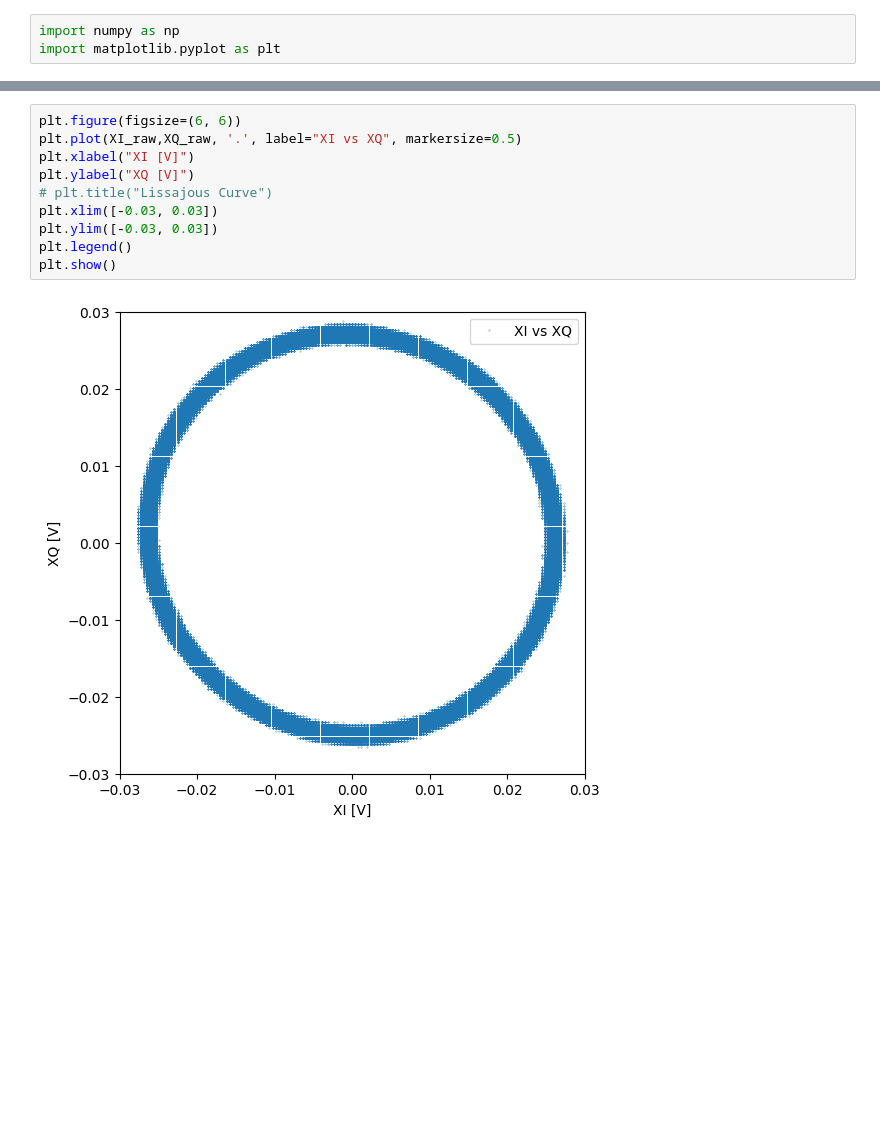
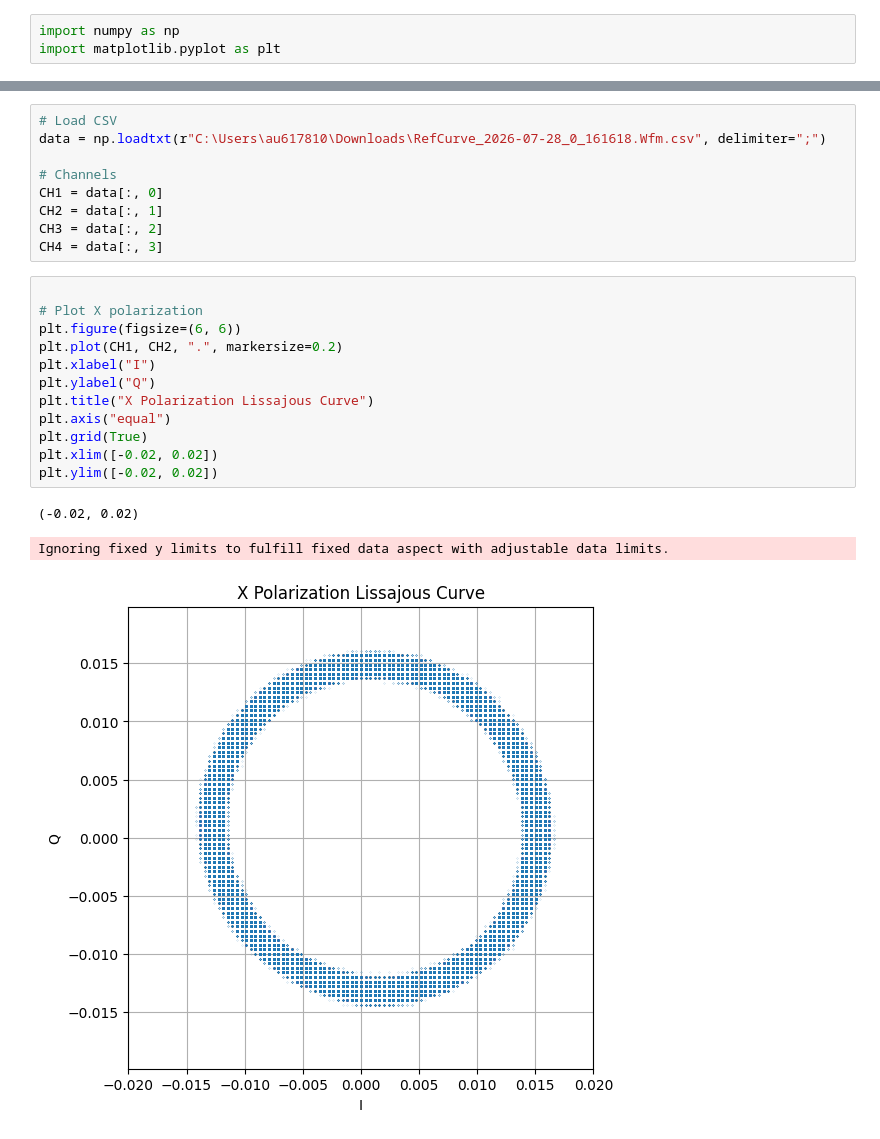
Before and after one commit to auphotonicLab/PICLab-narrow-linewidth, a Jupyter notebook: coherent-receiver/Lissajous.ipynb, the cells around one changed output, grey strips where cells are left out. Saved outputs shown, nothing was run; the diff lists cells and outputs as text; blank space fills up the shorter version.

Commit message:
Update Lissajous

```diff
--- a/coherent-receiver/Lissajous.ipynb
+++ b/coherent-receiver/Lissajous.ipynb
@@ -105,13 +4,26 @@ YQ max/min: 0.029644268774703556 -0.029644268774703556
+# %%
+# Load CSV
+data = np.loadtxt(r"C:\Users\au617810\Downloads\RefCurve_2026-07-28_0_161618.Wfm.csv", delimiter=";")
+
+# Channels
+CH1 = data[:, 0]
+CH2 = data[:, 1]
+CH3 = data[:, 2]
+CH4 = data[:, 3]
 # %%
+
+# Plot X polarization
 plt.figure(figsize=(6, 6))
-plt.plot(XI_raw,XQ_raw, '.', label="XI vs XQ", markersize=0.5)
-plt.xlabel("XI [V]")
-plt.ylabel("XQ [V]")
-# plt.title("Lissajous Curve")
-plt.xlim([-0.03, 0.03])
-plt.ylim([-0.03, 0.03])
-plt.legend()
-plt.show()
+plt.plot(CH1, CH2, ".", markersize=0.2)
+plt.xlabel("I")
+plt.ylabel("Q")
+plt.title("X Polarization Lissajous Curve")
+plt.axis("equal")
+plt.grid(True)
+plt.xlim([-0.02, 0.02])
+plt.ylim([-0.02, 0.02])
 # %% [output]
+(-0.02, 0.02)
+Ignoring fixed y limits to fulfill fixed data aspect with adjustable data limits.
-[figure, old version]
+[figure, new version]
 # %%
```
Also changed, not shown: parts of 7 cells of this notebook.
